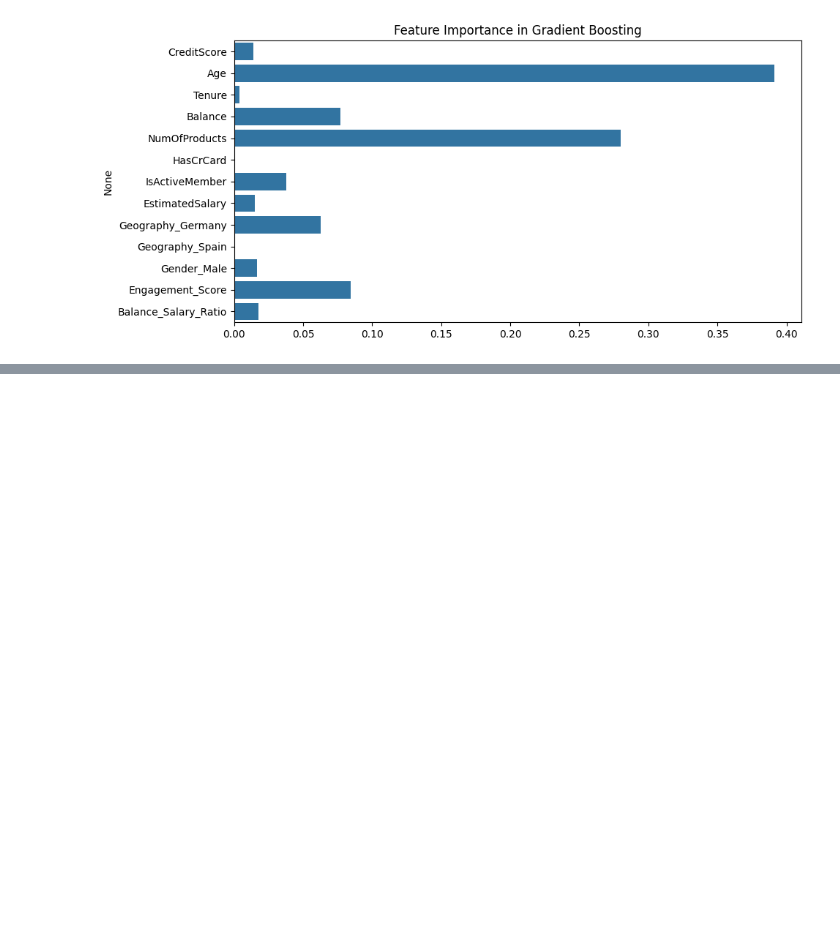
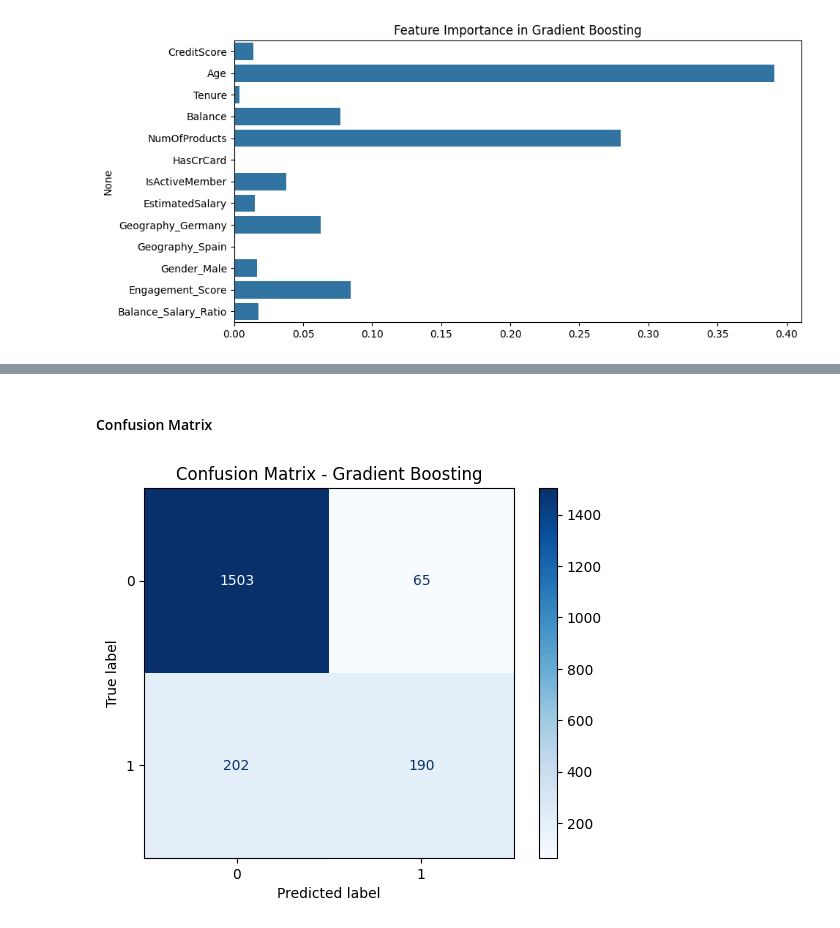
Before and after one commit to ghsaberr/customer-churn-prediction, a Jupyter notebook: customer-churn-prediction.ipynb, the cells around one changed output, grey strips where cells are left out. Cells and saved outputs as stored; diff of their text form; code cells hidden in the pictures; blank space fills up the shorter version.

```diff
--- a/customer-churn-prediction.ipynb
+++ b/customer-churn-prediction.ipynb
@@ -655,0 +674,11 @@ plt.show()
+# %% [markdown]
+#### Confusion Matrix
+# %%
+# Calculation Confusion Matrix
+cm = confusion_matrix(y_test, y_pred_gb)
+disp = ConfusionMatrixDisplay(confusion_matrix=cm)
+disp.plot(cmap='Blues')
+plt.title('Confusion Matrix - Gradient Boosting')
+plt.show()
+# %% [output]
+[figure, added]
```
Also changed, not shown: parts of 5 cells of this notebook.
